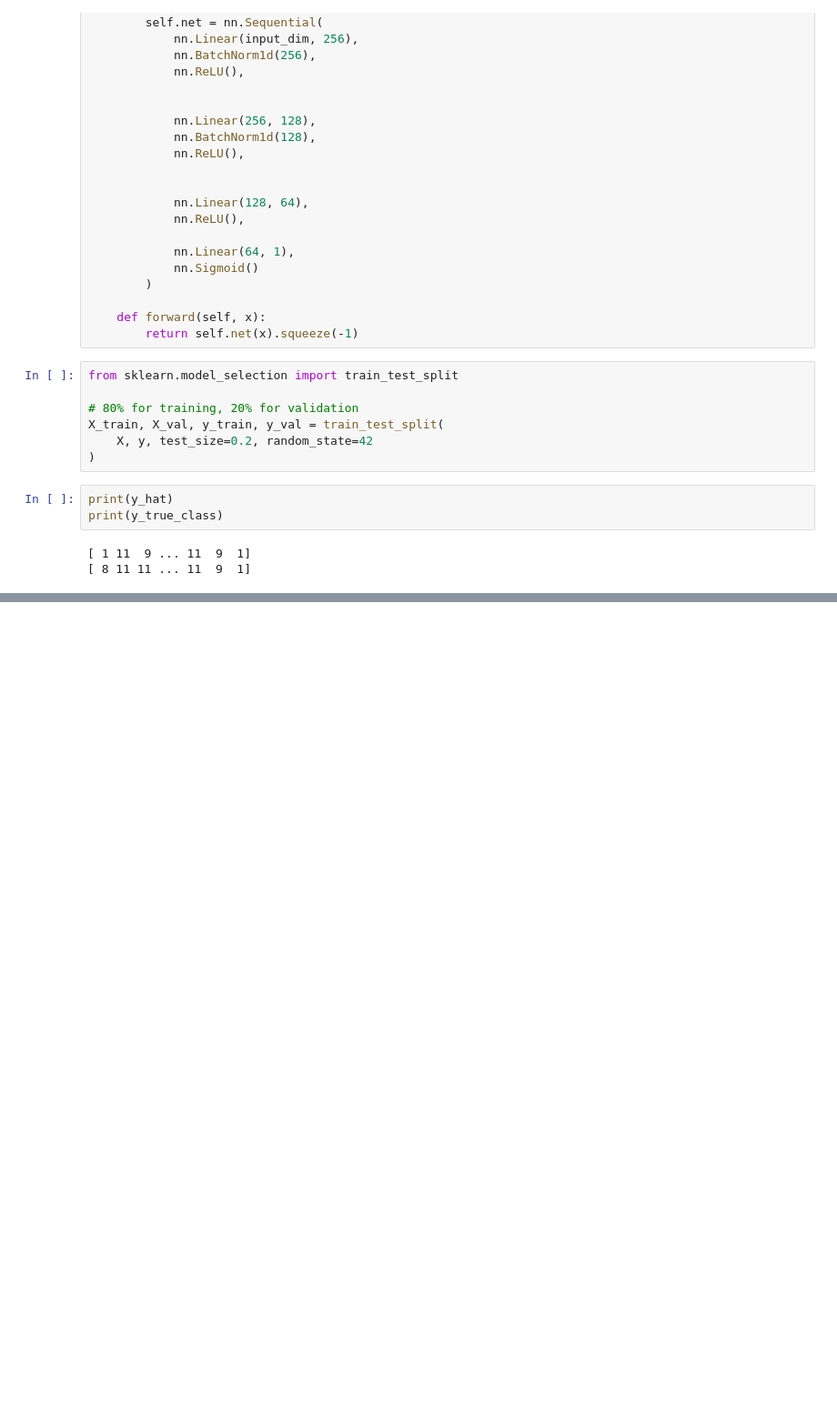
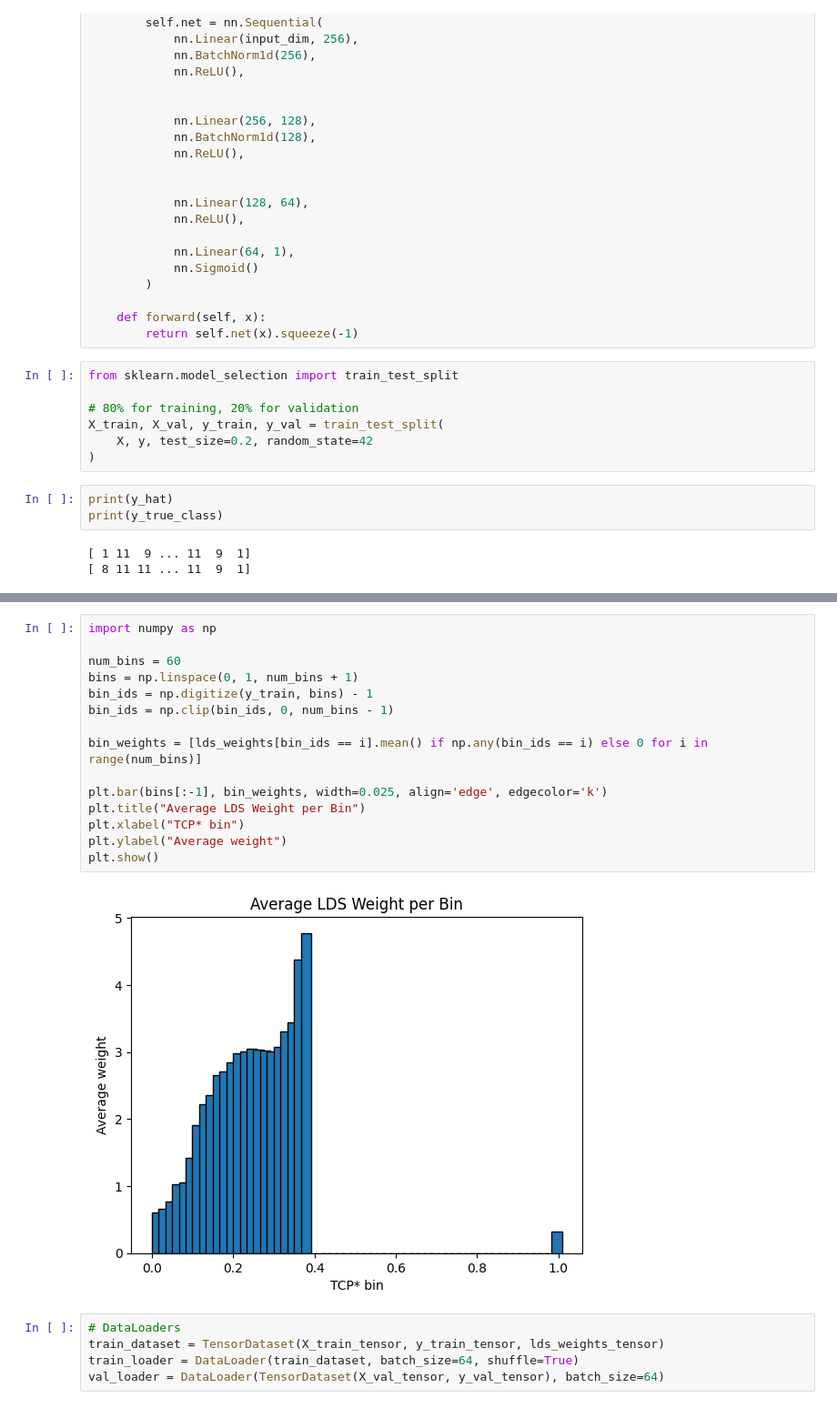
Before and after one commit to anushka-220/Summer-Project-, a Jupyter notebook: TCP_with_mse_fds_lds.ipynb, the cells around one changed output, grey strips where cells are left out. Shown at 91% size. Drawn from its saved outputs; the diff is of its cells as text; blank space fills up the shorter version.

```diff
--- a/TCP_with_mse_fds_lds.ipynb
+++ b/TCP_with_mse_fds_lds.ipynb
@@ -375,0 +226,22 @@ plt.show()
+# %%
+import numpy as np
+
+num_bins = 60
+bins = np.linspace(0, 1, num_bins + 1)
+bin_ids = np.digitize(y_train, bins) - 1
+bin_ids = np.clip(bin_ids, 0, num_bins - 1)
+
+bin_weights = [lds_weights[bin_ids == i].mean() if np.any(bin_ids == i) else 0 for i in range(num_bins)]
+
+plt.bar(bins[:-1], bin_weights, width=0.025, align='edge', edgecolor='k')
+plt.title("Average LDS Weight per Bin")
+plt.xlabel("TCP* bin")
+plt.ylabel("Average weight")
+plt.show()
+# %% [output]
+[figure, added]
+# %%
+# DataLoaders
+train_dataset = TensorDataset(X_train_tensor, y_train_tensor, lds_weights_tensor)
+train_loader = DataLoader(train_dataset, batch_size=64, shuffle=True)
+val_loader = DataLoader(TensorDataset(X_val_tensor, y_val_tensor), batch_size=64)
```
Also changed, not shown: parts of 26 cells of this notebook, 39 other files.
